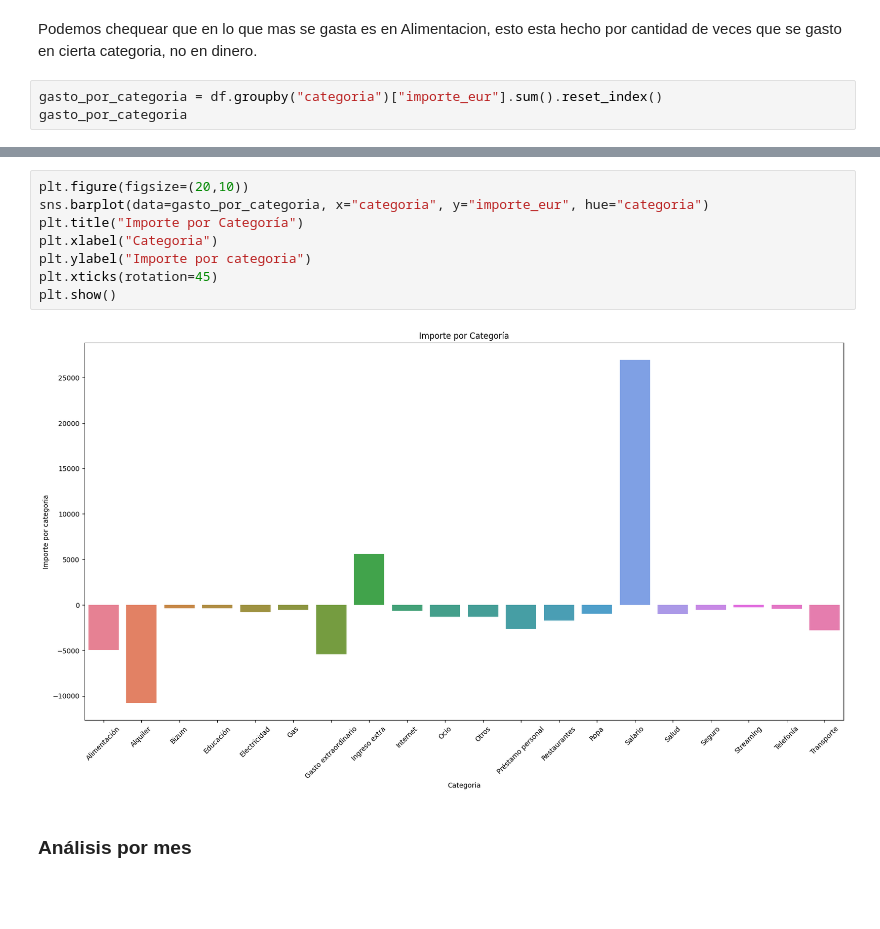
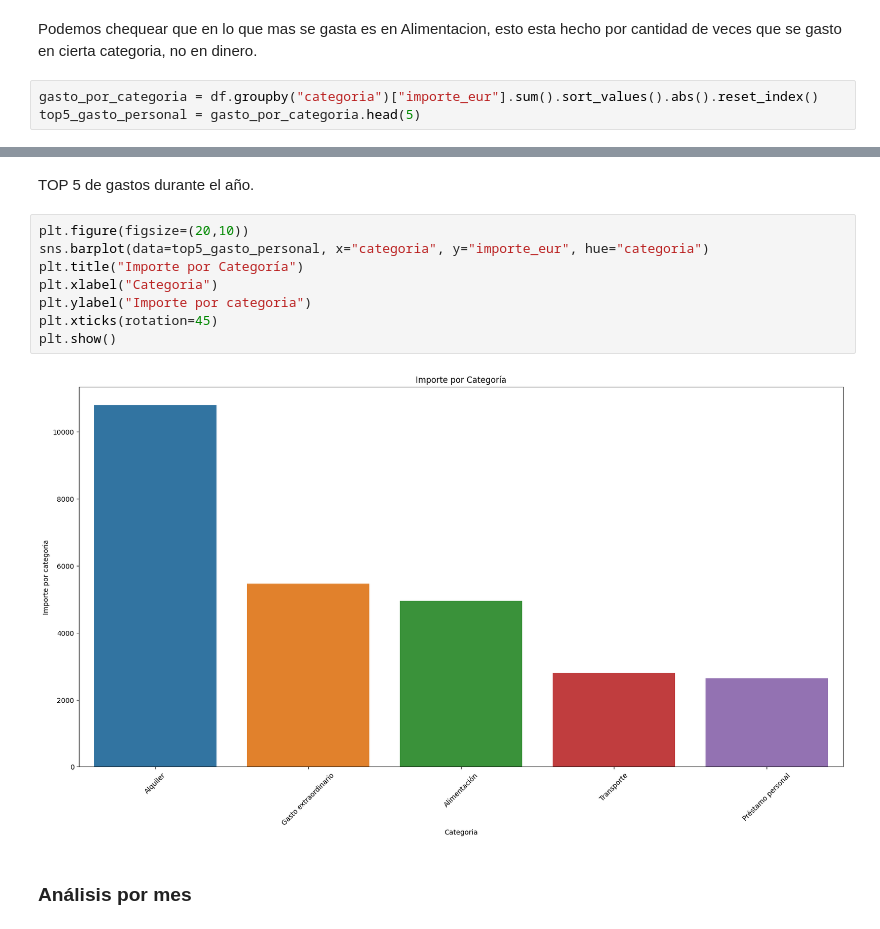
Before and after one commit to maxicoceres-data/Analisis_Exploratorio_de_Movimientos-Bancarios-y-Reportes, a Jupyter notebook: analisis.ipynb, the cells around one changed output, grey strips where cells are left out. Drawn from its saved outputs; the diff is of its cells as text; blank space fills up the shorter version.

```diff
--- a/analisis.ipynb
+++ b/analisis.ipynb
@@ -336,5 +321,5 @@ plt.show()
 # %% [markdown]
 Podemos chequear que en lo que mas se gasta es en Alimentacion, esto esta hecho por cantidad de veces que se gasto en cierta categoria, no en dinero.
 # %%
-gasto_por_categoria = df.groupby("categoria")["importe_eur"].sum().reset_index()
-gasto_por_categoria
+gasto_por_categoria = df.groupby("categoria")["importe_eur"].sum().sort_values().abs().reset_index()
+top5_gasto_personal = gasto_por_categoria.head(5)
@@ -359,13 +326,15 @@ gasto_por_categoria
+# %% [markdown]
+TOP 5 de gastos durante el año.
 # %%
 plt.figure(figsize=(20,10))
-sns.barplot(data=gasto_por_categoria, x="categoria", y="importe_eur", hue="categoria")
+sns.barplot(data=top5_gasto_personal, x="categoria", y="importe_eur", hue="categoria")
 plt.title("Importe por Categoría")
 plt.xlabel("Categoria")
 plt.ylabel("Importe por categoria")
 plt.xticks(rotation=45)
 plt.show()
 # %% [output]
-[figure, old version]
+[figure, new version]
 # %% [markdown]
 ### Análisis por mes
 # %%
```
Also changed, not shown: parts of 12 cells of this notebook.
